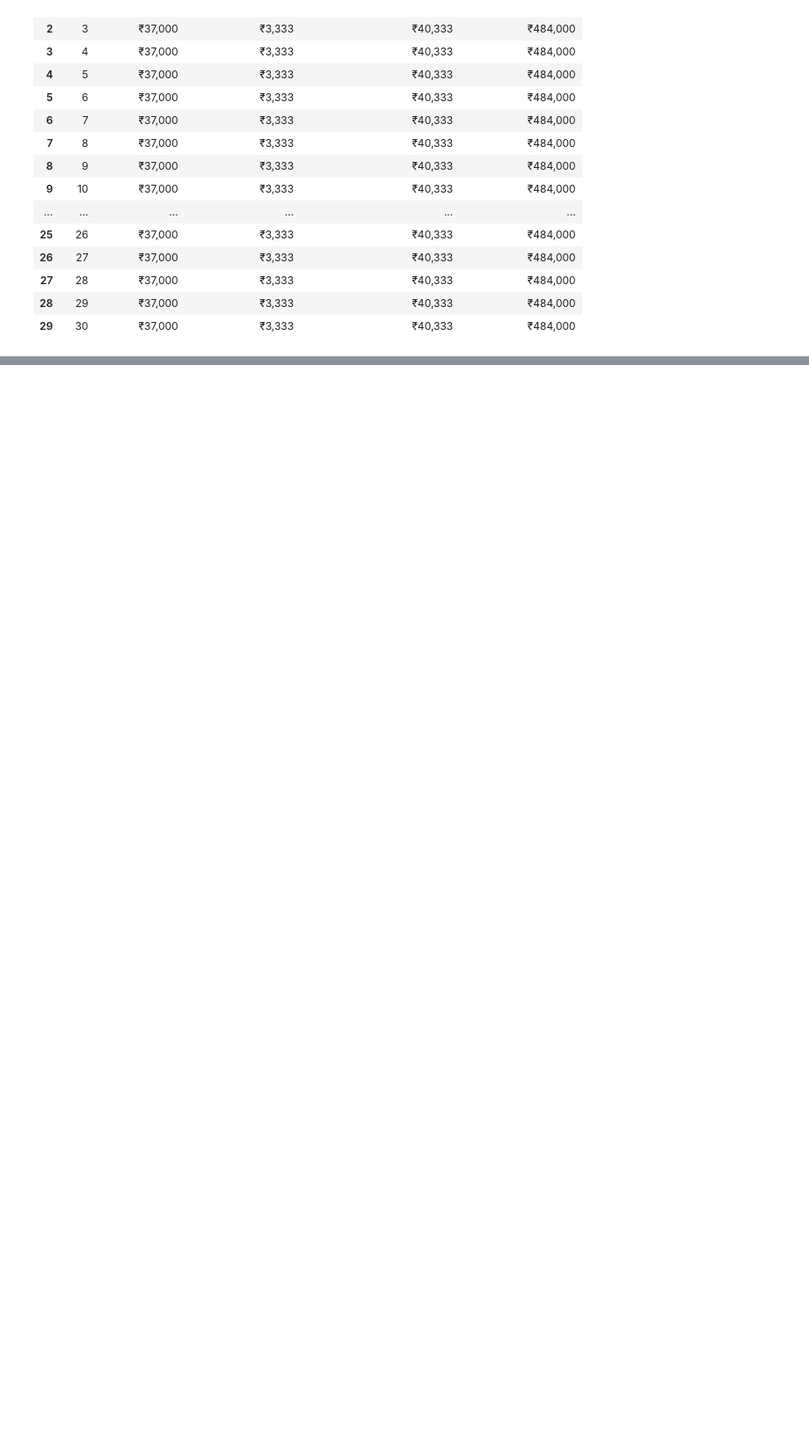
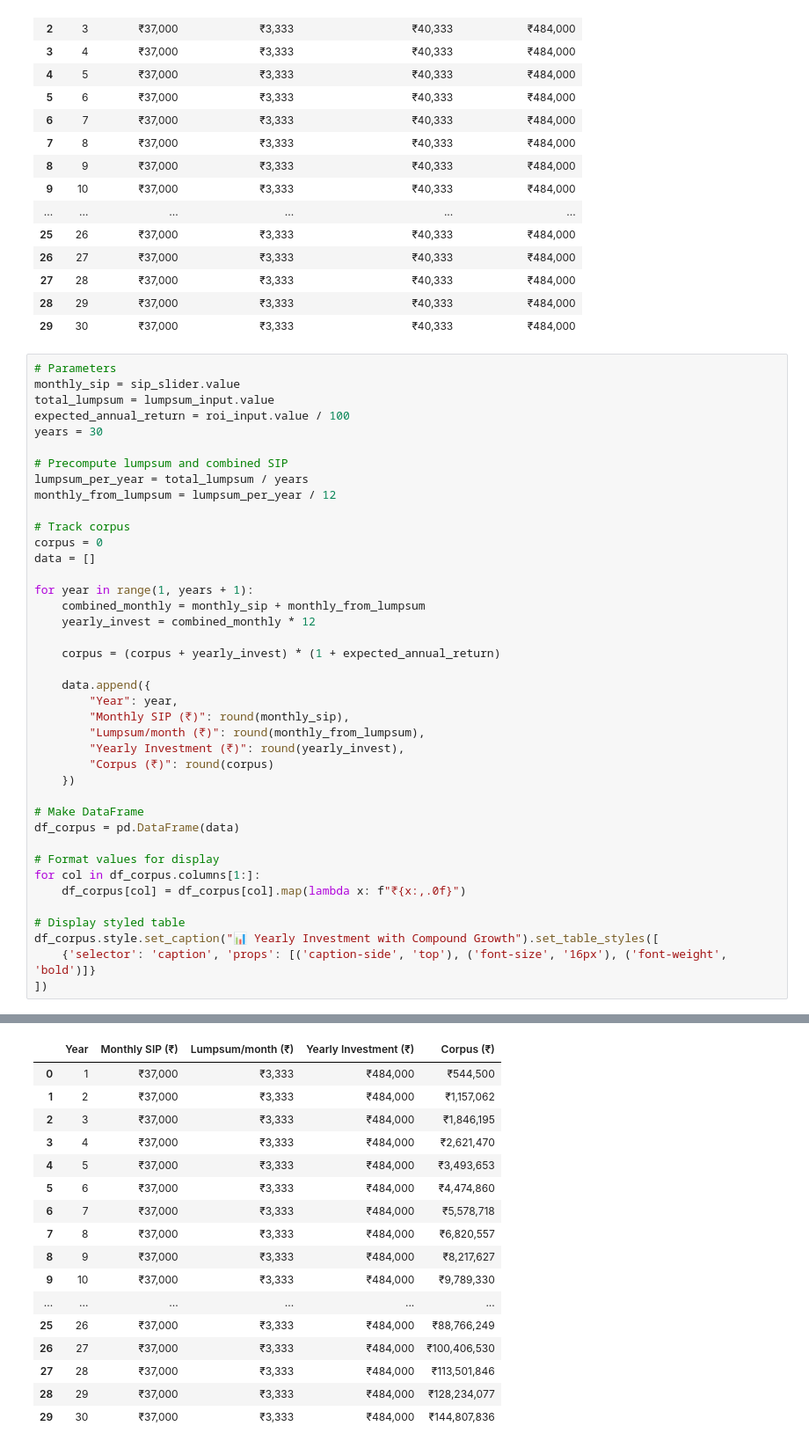
Before and after one commit to akshansh1718/DSA-learning, a Jupyter notebook: python.ipynb, the cells around one changed output, grey strips where cells are left out. Shown: that part at 88% size. Saved outputs shown, nothing was run; the diff lists cells and outputs as text; blank space fills up the shorter version.

```diff
--- a/python.ipynb
+++ b/python.ipynb
@@ -233,3 +233,44 @@ df_sip_lumpsum.style.set_caption("📅 SIP + Lumpsum Spread Investment Table").s
 | 27 | 28 | ₹37,000 | ₹3,333 | ₹40,333 | ₹484,000 |
 | 28 | 29 | ₹37,000 | ₹3,333 | ₹40,333 | ₹484,000 |
 | 29 | 30 | ₹37,000 | ₹3,333 | ₹40,333 | ₹484,000 |
+# %%
+# Parameters
+monthly_sip = sip_slider.value
+total_lumpsum = lumpsum_input.value
+expected_annual_return = roi_input.value / 100
+years = 30
+
+# Precompute lumpsum and combined SIP
+lumpsum_per_year = total_lumpsum / years
+monthly_from_lumpsum = lumpsum_per_year / 12
+
+# Track corpus
+corpus = 0
+data = []
+
+for year in range(1, years + 1):
+    combined_monthly = monthly_sip + monthly_from_lumpsum
+    yearly_invest = combined_monthly * 12
+
+    corpus = (corpus + yearly_invest) * (1 + expected_annual_return)
+
+    data.append({
+        "Year": year,
+        "Monthly SIP (₹)": round(monthly_sip),
+        "Lumpsum/month (₹)": round(monthly_from_lumpsum),
+        "Yearly Investment (₹)": round(yearly_invest),
+        "Corpus (₹)": round(corpus)
+    })
+
+# Make DataFrame
+df_corpus = pd.DataFrame(data)
+
+# Format values for display
+for col in df_corpus.columns[1:]:
+    df_corpus[col] = df_corpus[col].map(lambda x: f"₹{x:,.0f}")
+
+# Display styled table
+df_corpus.style.set_caption("📊 Yearly Investment with Compound Growth").set_table_styles([
+    {'selector': 'caption', 'props': [('caption-side', 'top'), ('font-size', '16px'), ('font-weight', 'bold')]}
+])
+# %% [output]
@@ -235,0 +278,17 @@ df_sip_lumpsum.style.set_caption("📅 SIP + Lumpsum Spread Investment Table").s
+|  | Year | Monthly SIP (₹) | Lumpsum/month (₹) | Yearly Investment (₹) | Corpus (₹) |
+| 0 | 1 | ₹37,000 | ₹3,333 | ₹484,000 | ₹544,500 |
+| 1 | 2 | ₹37,000 | ₹3,333 | ₹484,000 | ₹1,157,062 |
+| 2 | 3 | ₹37,000 | ₹3,333 | ₹484,000 | ₹1,846,195 |
+| 3 | 4 | ₹37,000 | ₹3,333 | ₹484,000 | ₹2,621,470 |
+| 4 | 5 | ₹37,000 | ₹3,333 | ₹484,000 | ₹3,493,653 |
+| 5 | 6 | ₹37,000 | ₹3,333 | ₹484,000 | ₹4,474,860 |
+| 6 | 7 | ₹37,000 | ₹3,333 | ₹484,000 | ₹5,578,718 |
+| 7 | 8 | ₹37,000 | ₹3,333 | ₹484,000 | ₹6,820,557 |
+| 8 | 9 | ₹37,000 | ₹3,333 | ₹484,000 | ₹8,217,627 |
+| 9 | 10 | ₹37,000 | ₹3,333 | ₹484,000 | ₹9,789,330 |
+| ... | ... | ... | ... | ... | ... |
+| 25 | 26 | ₹37,000 | ₹3,333 | ₹484,000 | ₹88,766,249 |
+| 26 | 27 | ₹37,000 | ₹3,333 | ₹484,000 | ₹100,406,530 |
+| 27 | 28 | ₹37,000 | ₹3,333 | ₹484,000 | ₹113,501,846 |
+| 28 | 29 | ₹37,000 | ₹3,333 | ₹484,000 | ₹128,234,077 |
+| 29 | 30 | ₹37,000 | ₹3,333 | ₹484,000 | ₹144,807,836 |
```
Also changed, not shown: parts of 3 cells of this notebook.
